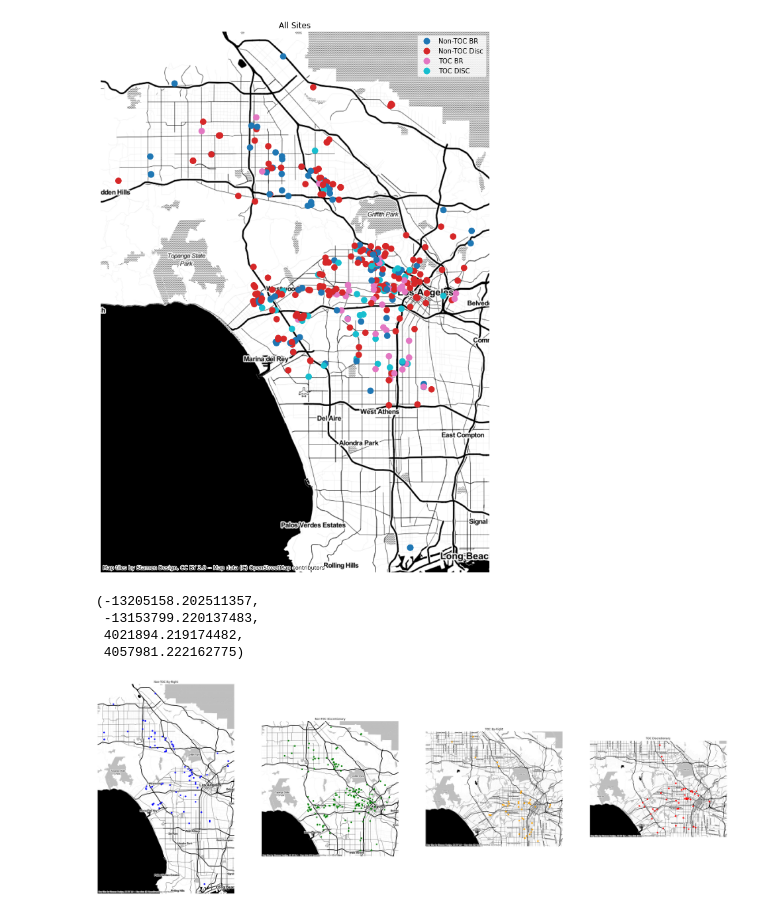
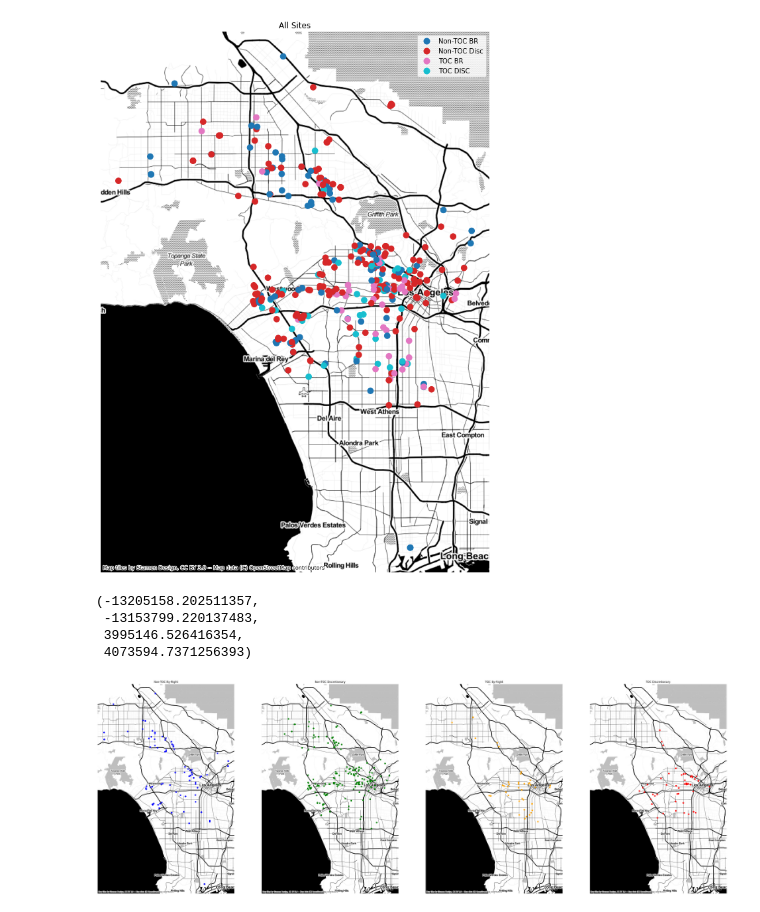
Before and after one commit to mnolangray/up206a-nolan, a Jupyter notebook: TOC.ipynb, the cells around one changed output. Saved outputs shown, nothing was run; the diff lists cells and outputs as text; code cells hidden in the pictures.

```diff
--- a/TOC.ipynb
+++ b/TOC.ipynb
@@ -33,30 +33,30 @@ ctx.add_basemap(ax, source=ctx.providers.Stamen.Toner)
 # %% [output]
 [figure]
 # %%
-fix, axs = plt.subplots(1,4,sharex=True,figsize=(50,30))
+fix, axs = plt.subplots(1,4,sharex=True, sharey=True,figsize=(50,30))
 ax1, ax2, ax3, ax4 = axs
 toc_web_mercator[toc_web_mercator['TOC Status'] == 'Non-TOC BR'].plot(ax=ax1,color="blue")
 ax1.set_title("Non-TOC By-Right")
 ctx.add_basemap(ax1, source=ctx.providers.Stamen.Toner)
 ax1.axis("off")
 
 toc_web_mercator[toc_web_mercator['TOC Status'] == 'Non-TOC Disc'].plot(ax=ax2,color="green")
 ax2.set_title("Non-TOC Discretionary")
 ctx.add_basemap(ax2, source=ctx.providers.Stamen.Toner)
 ax2.axis("off")
 
 toc_web_mercator[toc_web_mercator['TOC Status'] == 'TOC BR'].plot(ax=ax3,color="orange")
 ax3.set_title("TOC By-Right")
 ctx.add_basemap(ax3, source=ctx.providers.Stamen.Toner)
 ax3.axis("off")
 
 toc_web_mercator[toc_web_mercator['TOC Status'] == 'TOC DISC'].plot(ax=ax4,color="red")
 ax4.set_title("TOC Discretionary")
 ctx.add_basemap(ax4, source=ctx.providers.Stamen.Toner)
 ax4.axis("off")
 # %% [output]
 (-13205158.202511357,
  -13153799.220137483,
- 4021894.219174482,
- 4057981.222162775)
+ 3995146.526416354,
+ 4073594.7371256393)
-[figure, old version]
+[figure, new version]
```
